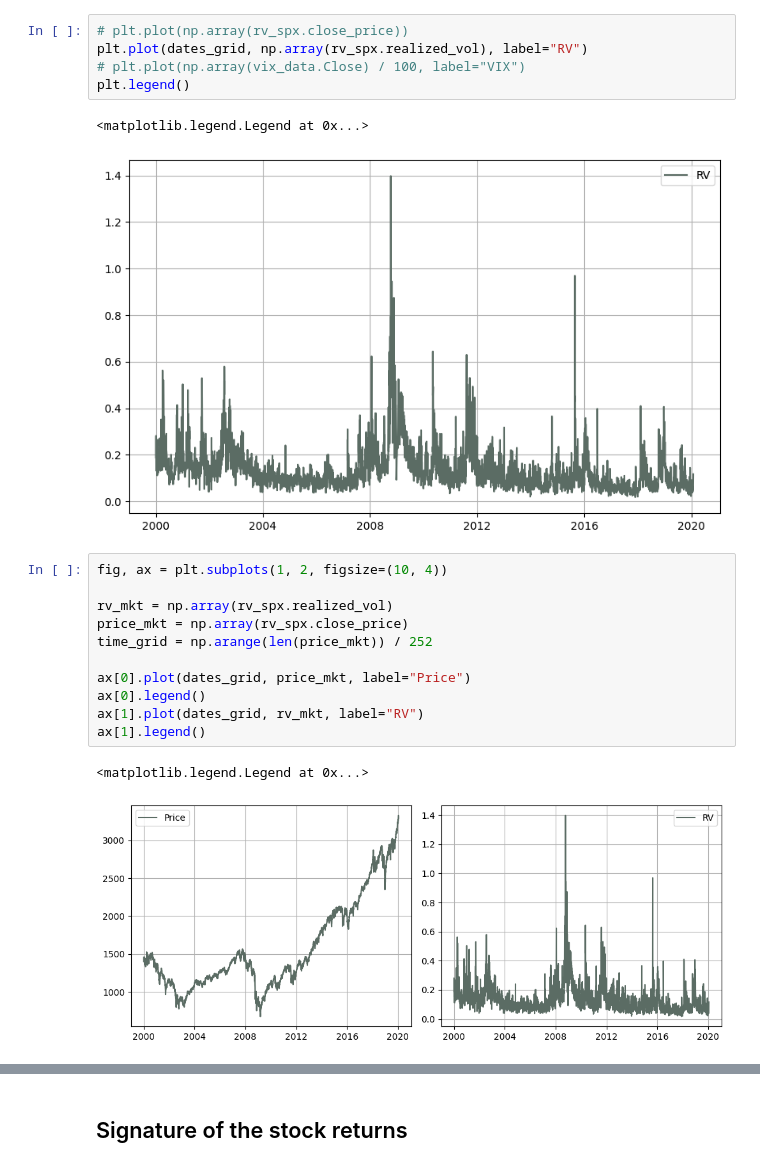
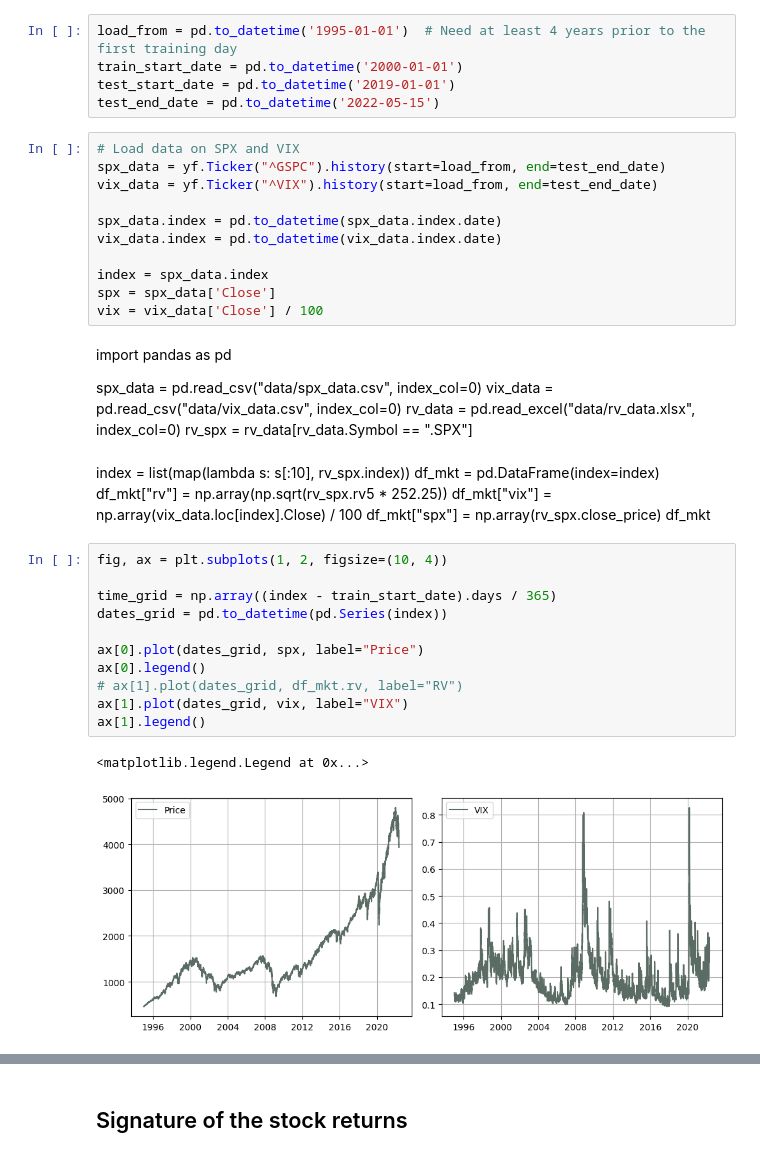
Before and after one commit to MrG1raffe/signature, a Jupyter notebook: notebooks/SignaturePDV.ipynb, the cells around one changed output, grey strips where cells are left out. Drawn from its saved outputs; the diff is of its cells as text.

```diff
--- a/notebooks/SignaturePDV.ipynb
+++ b/notebooks/SignaturePDV.ipynb
@@ -218,22 +33,44 @@ dates_grid = pd.to_datetime(pd.Series(rv_spx.index))
-# %%
-# plt.plot(np.array(rv_spx.close_price))
-plt.plot(dates_grid, np.array(rv_spx.realized_vol), label="RV")
-# plt.plot(np.array(vix_data.Close) / 100, label="VIX")
-plt.legend()
-# %% [output]
-<matplotlib.legend.Legend at 0x...>
-[figure, removed]
+# %%
+load_from = pd.to_datetime('1995-01-01')  # Need at least 4 years prior to the first training day
+train_start_date = pd.to_datetime('2000-01-01')
+test_start_date = pd.to_datetime('2019-01-01')
+test_end_date = pd.to_datetime('2022-05-15')
+# %%
+# Load data on SPX and VIX
+spx_data = yf.Ticker("^GSPC").history(start=load_from, end=test_end_date)
+vix_data = yf.Ticker("^VIX").history(start=load_from, end=test_end_date)
+
+spx_data.index = pd.to_datetime(spx_data.index.date)
+vix_data.index = pd.to_datetime(vix_data.index.date)
+
+index = spx_data.index
+spx = spx_data['Close']
+vix = vix_data['Close'] / 100
+# %% [markdown]
+import pandas as pd
+
+spx_data = pd.read_csv("data/spx_data.csv", index_col=0)
+vix_data = pd.read_csv("data/vix_data.csv", index_col=0)
+rv_data = pd.read_excel("data/rv_data.xlsx", index_col=0)
+rv_spx = rv_data[rv_data.Symbol == ".SPX"]
+# %% [markdown]
+index = list(map(lambda s: s[:10], rv_spx.index))
+df_mkt = pd.DataFrame(index=index)
+df_mkt["rv"] = np.array(np.sqrt(rv_spx.rv5 * 252.25))
+df_mkt["vix"] = np.array(vix_data.loc[index].Close) / 100
+df_mkt["spx"] = np.array(rv_spx.close_price)
+df_mkt
 # %%
 fig, ax = plt.subplots(1, 2, figsize=(10, 4))
 
-rv_mkt = np.array(rv_spx.realized_vol)
-price_mkt = np.array(rv_spx.close_price)
-time_grid = np.arange(len(price_mkt)) / 252
+time_grid = np.array((index - train_start_date).days / 365)
+dates_grid = pd.to_datetime(pd.Series(index))
 
-ax[0].plot(dates_grid, price_mkt, label="Price")
+ax[0].plot(dates_grid, spx, label="Price")
 ax[0].legend()
-ax[1].plot(dates_grid, rv_mkt, label="RV")
+# ax[1].plot(dates_grid, df_mkt.rv, label="RV")
+ax[1].plot(dates_grid, vix, label="VIX")
 ax[1].legend()
 # %% [output]
 <matplotlib.legend.Legend at 0x...>
-[figure, old version]
+[figure, new version]
```
Also changed, not shown: parts of 53 cells of this notebook, 8 other files.
